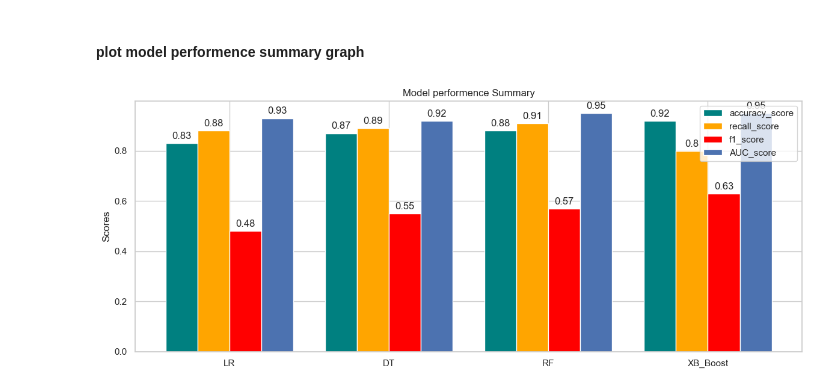
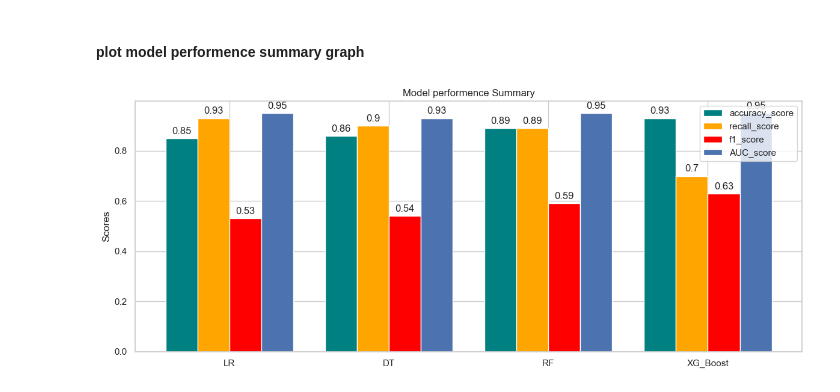
Before and after one commit to yingliu1206/Fraud-detection-In-Health-Care, a Jupyter notebook: code_v2.ipynb, the cells around one changed output. Drawn from its saved outputs; the diff is of its cells as text; code cells hidden in the pictures.

Commit message:
add log transformation

```diff
--- a/code_v2.ipynb
+++ b/code_v2.ipynb
@@ -1316,10 +1304,9 @@ df_final[df_final.select_dtypes(include=['int', 'float']).columns] = df_final.se
 # %%
 # Columns to normalize
 columns_to_normalize = ['num_death_cases', 'avg_age', 'num_State', 'num_County',
-        'avg_cci_score', 'op_claims_num', 'op_patients_num', 'op_reimbursed',
-        'op_deductible', 'op_cperiod', 'op_phy_same', 'op_N_Types_Physicians',
-        'ip_claims_num', 'ip_patients_num', 'ip_reimbursed', 'ip_deductible',
-        'ip_cperiod', 'ip_hperiod', 'ip_phy_same', 'ip_N_Types_Physicians']
+       'avg_cci_score', 'op_claims_num', 'op_patients_num', 'op_reimbursed',
+       'op_deductible', 'op_cperiod', 'ip_claims_num', 'ip_patients_num',
+       'ip_reimbursed', 'ip_deductible','ip_cperiod', 'ip_hperiod']
 
 # Create a boxplot for each column
 plt.figure(figsize=(20, 15))
@@ -1359,0 +1349,11 @@ for column in columns_to_normalize:
+# %%
+# only age and cci has a normal distribution while all others are right screwed.
+# apply log transform to other numeric columns
+columns_to_log = ['num_death_cases', 'num_State', 'num_County',
+       'op_claims_num', 'op_patients_num', 'op_reimbursed',
+       'op_deductible', 'op_cperiod', 'ip_claims_num', 'ip_patients_num',
+       'ip_reimbursed', 'ip_deductible','ip_cperiod', 'ip_hperiod']
+
+epsilon = 1e-6
+for col in columns_to_log:
+    df_final[col] = np.log1p(df_final[col]+epsilon)
@@ -1367,7 +1395,9 @@ for column in columns_to_normalize:
 # Convert lists to values
 # For simplicity, we will replace NaN with a placeholder value, e.g., -1
 
-cat_col = ['Top_5_ClmAdmitDiagnosisCode_op', 'Top_5_ClmDiagnosisCode_op', 'Top_5_ClmAdmitDiagnosisCode_ip', 'Top_5_DiagnosisGroupCode_ip', 'Top_5_ClmDiagnosisCode_ip', 'Top_5_ClmProcedureCode_ip']
+cat_col = ['Top_5_ClmAdmitDiagnosisCode_op', 'Top_5_ClmDiagnosisCode_op'
+           , 'Top_5_ClmAdmitDiagnosisCode_ip', 'Top_5_DiagnosisGroupCode_ip'
+           , 'Top_5_ClmDiagnosisCode_ip', 'Top_5_ClmProcedureCode_ip']
 for col in cat_col:
     df_final[col] = df_final[col].apply(lambda x: x if isinstance(x, list) else [])
     df_final[col] = df_final[col].apply(lambda x: str(x[0]) if x else 'None')
@@ -1496,7 +1526,7 @@ Name: count, dtype: int64
 #     X_val[col] = va
 #     X_test[col] = te
 # %%
-scaler = MinMaxScaler()
+scaler = StandardScaler()
 scaler.fit(X_train[columns_to_normalize])
 
 X_train[columns_to_normalize] = scaler.transform(X_train[columns_to_normalize])
@@ -1797,12 +1844,12 @@ plt.show()
 # %% [markdown]
 #### plot model performence summary graph
 # %%
-model = ['LR','DT','RF','XB_Boost']
+model = ['LR','DT','RF','XG_Boost']
 accuracy_score_all = [round(num, 2) for num in [lr_model_accuracy_score,dt_model_accuracy_score, rf_model_accuracy_score, xg_model_accuracy_score]]
 recall_score_all = [round(num, 2) for num in [lr_model_recall_score,dt_model_recall_score, rf_model_recall_score, xg_model_recall_score]]
 f1_score_all = [round(num, 2) for num in [lr_model_f1_score,dt_model_f1_score, rf_model_f1_score, xg_model_f1_score]]
 AUC_score_all = [round(num, 2) for num in [lr_model_AUC_score,dt_model_AUC_score,rf_model_AUC_score,xg_model_AUC_score]]
 
 model_comp(model,accuracy_score_all, recall_score_all, f1_score_all,AUC_score_all,'Scores','Model performence Summary','accuracy_score','recall_score','f1_score','AUC_score')
 # %% [output]
-[figure, old version]
+[figure, new version]
```
Also changed, not shown: parts of 27 cells of this notebook.
